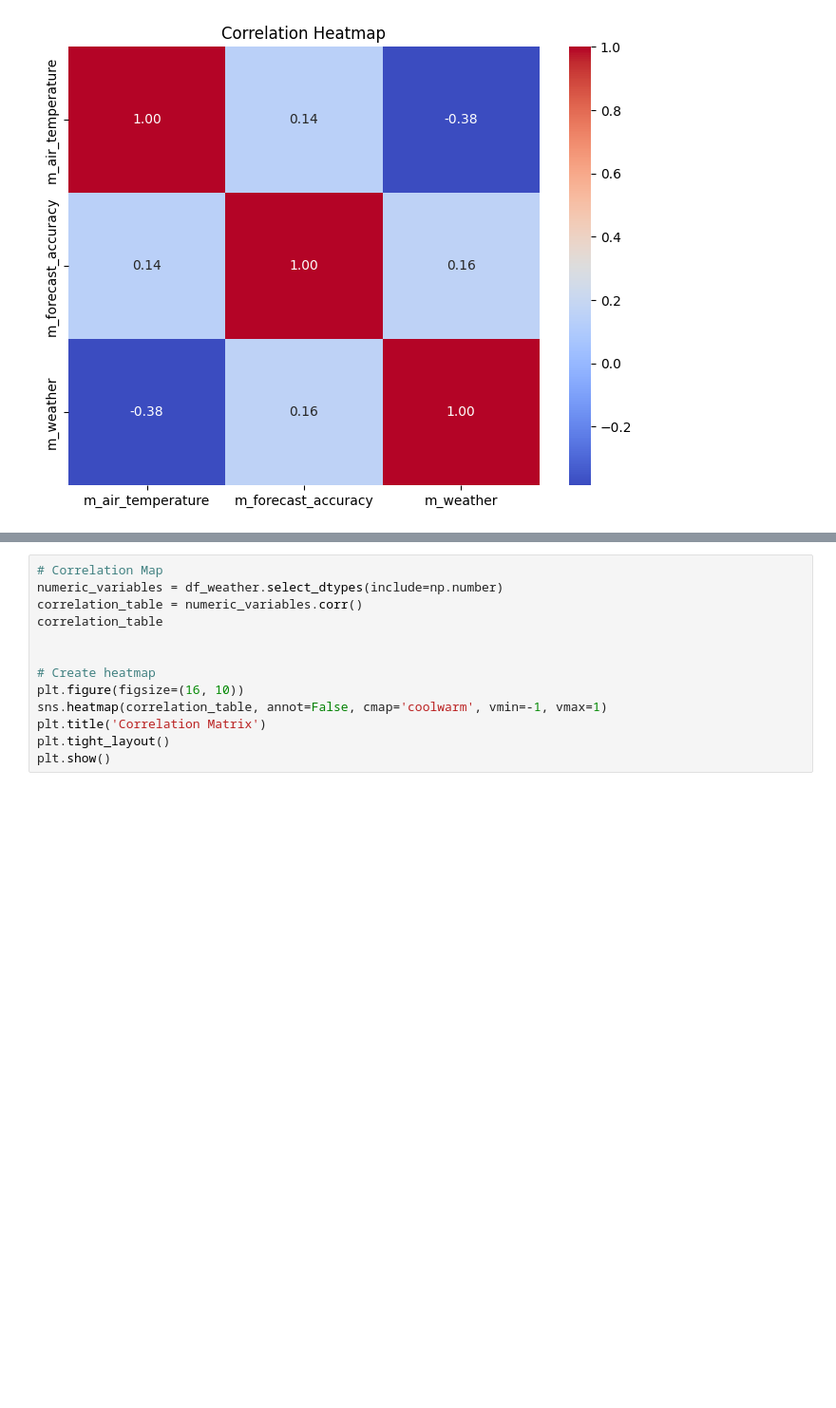
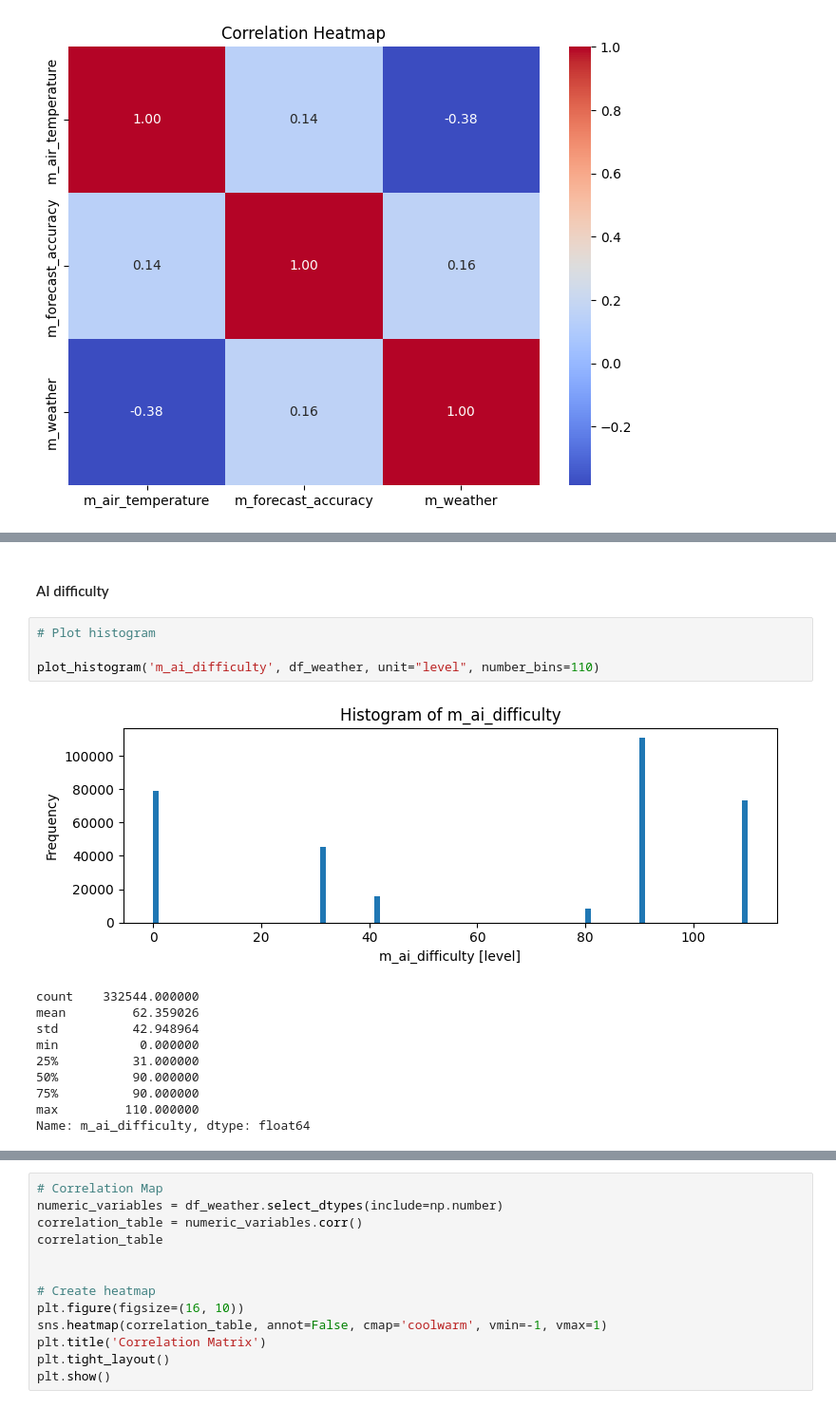
Before and after one commit to omanar1/usable_ai, a Jupyter notebook: Homework/HW5_assignment_m05_eda_Ricardo OMANA.ipynb, the cells around one changed output, grey strips where cells are left out. Shown at 95% size. Saved outputs shown, nothing was run; the diff lists cells and outputs as text; blank space fills up the shorter version.

```diff
--- a/Homework/HW5_assignment_m05_eda_Ricardo OMANA.ipynb
+++ b/Homework/HW5_assignment_m05_eda_Ricardo OMANA.ipynb
@@ -1607,0 +1674,17 @@ m_weather                    -0.384900             0.160750    1.00000
+# %% [markdown]
+#### AI difficulty ####
+# %%
+# Plot histogram
+
+plot_histogram('m_ai_difficulty', df_weather, unit="level", number_bins=110)
+# %% [output]
+[figure, added]
+count    332544.000000
+mean         62.359026
+std          42.948964
+min           0.000000
+25%          31.000000
+50%          90.000000
+75%          90.000000
+max         110.000000
+Name: m_ai_difficulty, dtype: float64
```
Also changed, not shown: parts of 19 cells of this notebook.
